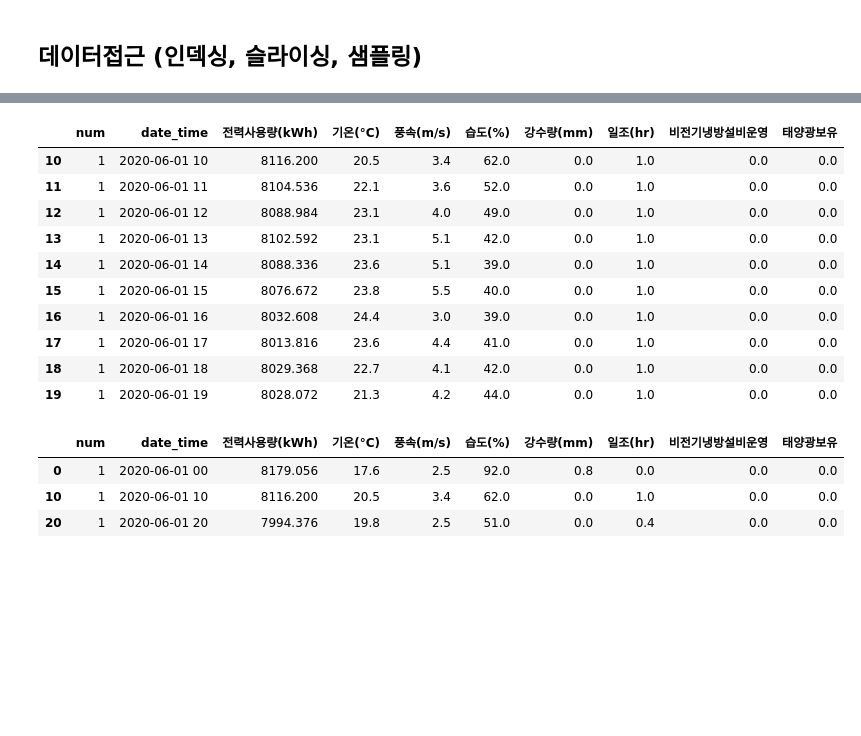
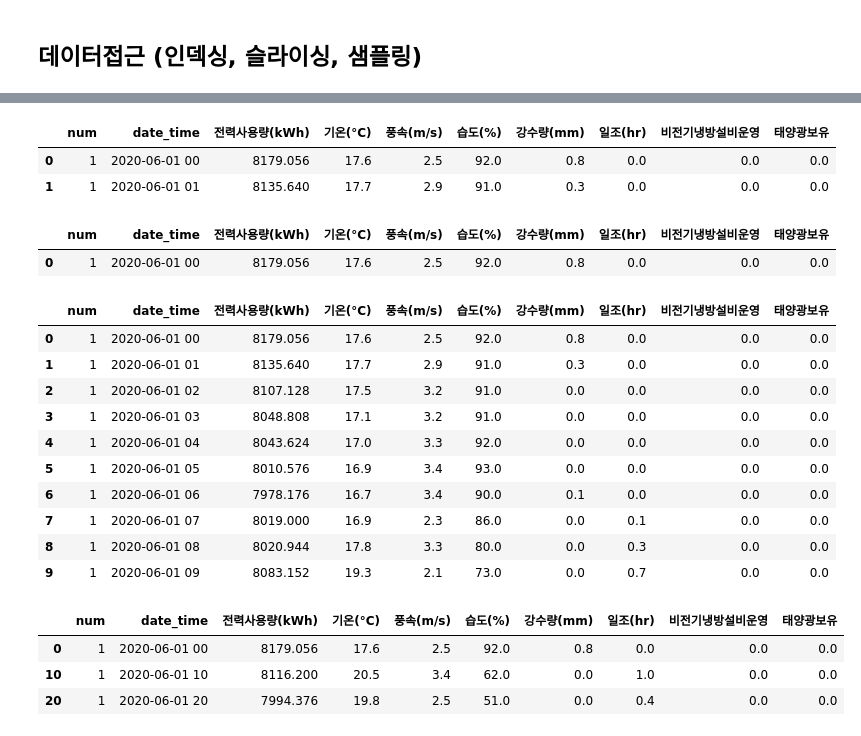
Before and after one commit to overgroove/samsung_ML, a Jupyter notebook: 03_package_pandas.ipynb, the cells around one changed output, grey strips where cells are left out. Cells and saved outputs as stored; diff of their text form; code cells hidden in the pictures; blank space fills up the shorter version.

```diff
--- a/03_package_pandas.ipynb
+++ b/03_package_pandas.ipynb
@@ -292,16 +295,30 @@ array([1, '2020-06-01 00', 8179.056, 17.6, 2.5, 92.0, 0.8, 0.0, 0.0, 0.0],
+# %%
+df.head(2)
+# %% [output]
+|  | num | date_time | 전력사용량(kWh) | 기온(°C) | 풍속(m/s) | 습도(%) | 강수량(mm) | 일조(hr) | 비전기냉방설비운영 | 태양광보유 |
+| 0 | 1 | 2020-06-01 00 | 8179.056 | 17.6 | 2.5 | 92.0 | 0.8 | 0.0 | 0.0 | 0.0 |
+| 1 | 1 | 2020-06-01 01 | 8135.640 | 17.7 | 2.9 | 91.0 | 0.3 | 0.0 | 0.0 | 0.0 |
+# %%
+# 데이터프레임의 선택자 iloc
+# 대괄호 내부에 인덱스 번호만 전달 가능
+df.iloc[[0]]
+# %% [output]
+|  | num | date_time | 전력사용량(kWh) | 기온(°C) | 풍속(m/s) | 습도(%) | 강수량(mm) | 일조(hr) | 비전기냉방설비운영 | 태양광보유 |
+| 0 | 1 | 2020-06-01 00 | 8179.056 | 17.6 | 2.5 | 92.0 | 0.8 | 0.0 | 0.0 | 0.0 |
 # %%
 # 10번 인덱스 부터 20번 인덱스 샘플 접근
+df.iloc[:10]
 # %% [output]
 |  | num | date_time | 전력사용량(kWh) | 기온(°C) | 풍속(m/s) | 습도(%) | 강수량(mm) | 일조(hr) | 비전기냉방설비운영 | 태양광보유 |
-| 10 | 1 | 2020-06-01 10 | 8116.200 | 20.5 | 3.4 | 62.0 | 0.0 | 1.0 | 0.0 | 0.0 |
-| 11 | 1 | 2020-06-01 11 | 8104.536 | 22.1 | 3.6 | 52.0 | 0.0 | 1.0 | 0.0 | 0.0 |
-| 12 | 1 | 2020-06-01 12 | 8088.984 | 23.1 | 4.0 | 49.0 | 0.0 | 1.0 | 0.0 | 0.0 |
-| 13 | 1 | 2020-06-01 13 | 8102.592 | 23.1 | 5.1 | 42.0 | 0.0 | 1.0 | 0.0 | 0.0 |
-| 14 | 1 | 2020-06-01 14 | 8088.336 | 23.6 | 5.1 | 39.0 | 0.0 | 1.0 | 0.0 | 0.0 |
-| 15 | 1 | 2020-06-01 15 | 8076.672 | 23.8 | 5.5 | 40.0 | 0.0 | 1.0 | 0.0 | 0.0 |
-| 16 | 1 | 2020-06-01 16 | 8032.608 | 24.4 | 3.0 | 39.0 | 0.0 | 1.0 | 0.0 | 0.0 |
-| 17 | 1 | 2020-06-01 17 | 8013.816 | 23.6 | 4.4 | 41.0 | 0.0 | 1.0 | 0.0 | 0.0 |
-| 18 | 1 | 2020-06-01 18 | 8029.368 | 22.7 | 4.1 | 42.0 | 0.0 | 1.0 | 0.0 | 0.0 |
-| 19 | 1 | 2020-06-01 19 | 8028.072 | 21.3 | 4.2 | 44.0 | 0.0 | 1.0 | 0.0 | 0.0 |
+| 0 | 1 | 2020-06-01 00 | 8179.056 | 17.6 | 2.5 | 92.0 | 0.8 | 0.0 | 0.0 | 0.0 |
+| 1 | 1 | 2020-06-01 01 | 8135.640 | 17.7 | 2.9 | 91.0 | 0.3 | 0.0 | 0.0 | 0.0 |
+| 2 | 1 | 2020-06-01 02 | 8107.128 | 17.5 | 3.2 | 91.0 | 0.0 | 0.0 | 0.0 | 0.0 |
+| 3 | 1 | 2020-06-01 03 | 8048.808 | 17.1 | 3.2 | 91.0 | 0.0 | 0.0 | 0.0 | 0.0 |
+| 4 | 1 | 2020-06-01 04 | 8043.624 | 17.0 | 3.3 | 92.0 | 0.0 | 0.0 | 0.0 | 0.0 |
+| 5 | 1 | 2020-06-01 05 | 8010.576 | 16.9 | 3.4 | 93.0 | 0.0 | 0.0 | 0.0 | 0.0 |
+| 6 | 1 | 2020-06-01 06 | 7978.176 | 16.7 | 3.4 | 90.0 | 0.1 | 0.0 | 0.0 | 0.0 |
+| 7 | 1 | 2020-06-01 07 | 8019.000 | 16.9 | 2.3 | 86.0 | 0.0 | 0.1 | 0.0 | 0.0 |
+| 8 | 1 | 2020-06-01 08 | 8020.944 | 17.8 | 3.3 | 80.0 | 0.0 | 0.3 | 0.0 | 0.0 |
+| 9 | 1 | 2020-06-01 09 | 8083.152 | 19.3 | 2.1 | 73.0 | 0.0 | 0.7 | 0.0 | 0.0 |
 # %%
 # 여러개의 관측치에 접근
```
Also changed, not shown: parts of 91 cells of this notebook, 1 other file.
